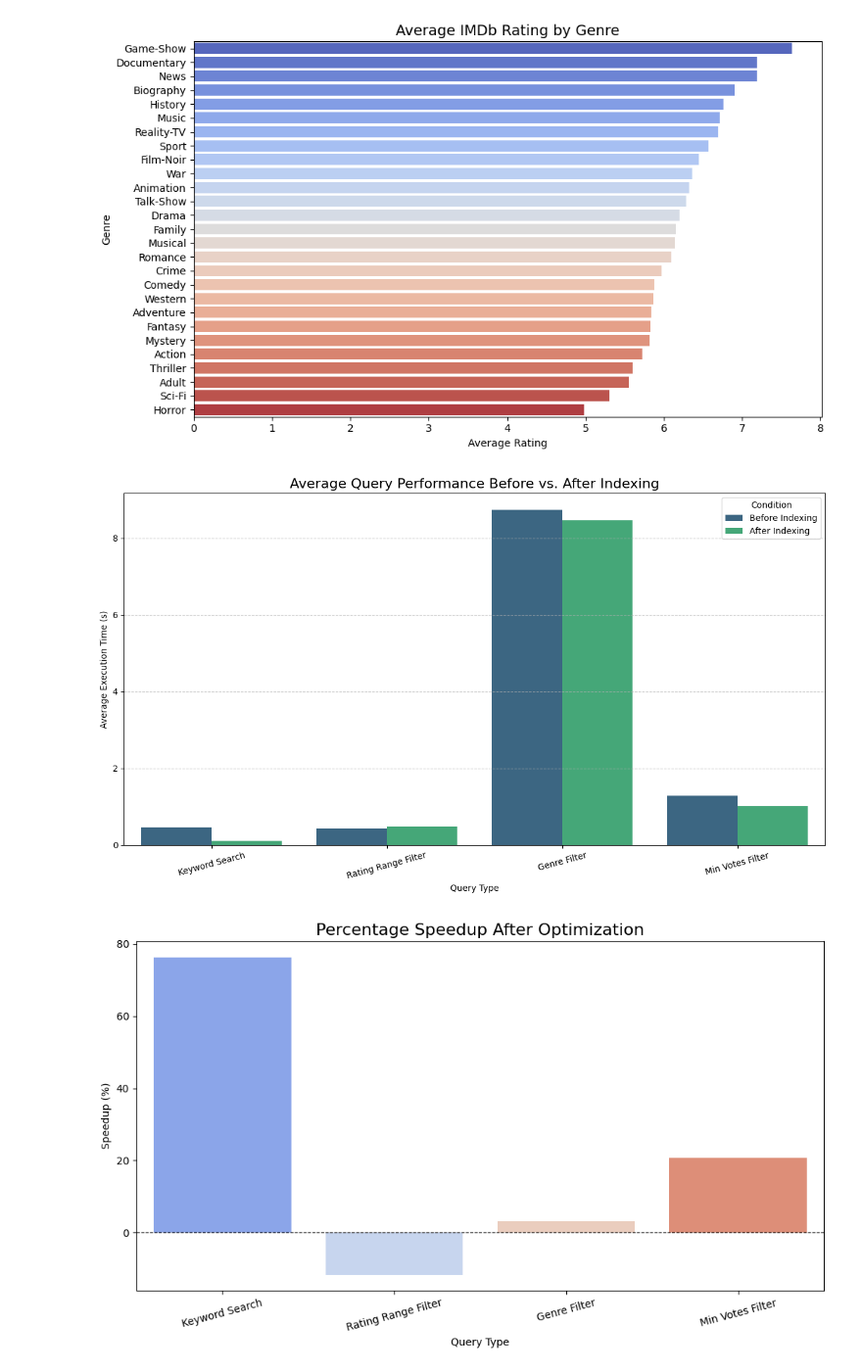
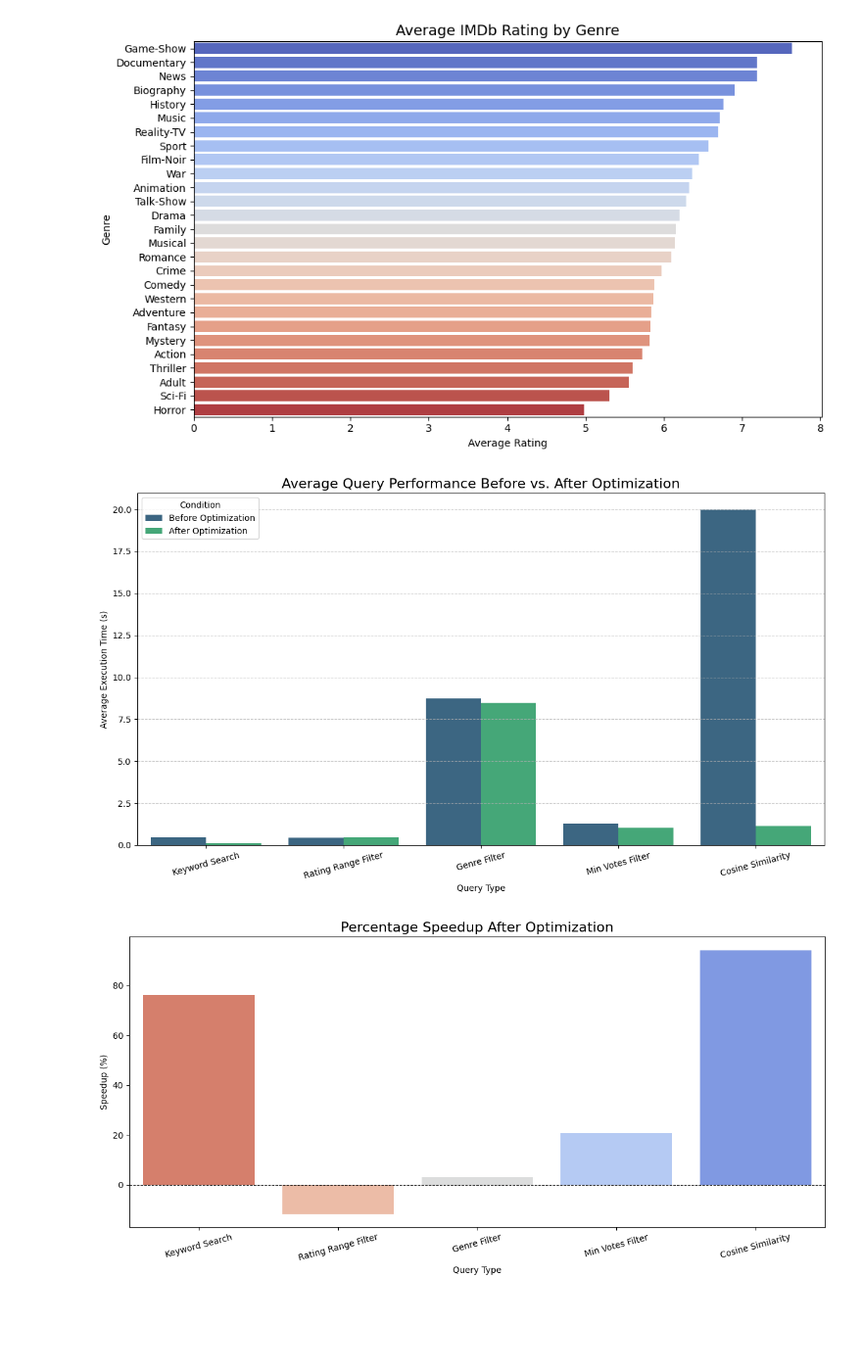
Before and after one commit to JeyyM/stadvdb-imdb, a Jupyter notebook: stadvdb-mco1-movie.ipynb, the cells around one changed output. Shown at 98% size. Cells and saved outputs as stored; diff of their text form; code cells hidden in the pictures; blank space fills up the shorter version.

Commit message:
cosine similarity?

```diff
--- a/stadvdb-mco1-movie.ipynb
+++ b/stadvdb-mco1-movie.ipynb
@@ -655,25 +943,28 @@ performance_data = {
         "Keyword Search", "Keyword Search",
         "Rating Range Filter", "Rating Range Filter",
         "Genre Filter", "Genre Filter",
-        "Min Votes Filter", "Min Votes Filter"
+        "Min Votes Filter", "Min Votes Filter",
+        "Cosine Similarity", "Cosine Similarity"
     ],
     "Condition": [
-        "Before Indexing", "After Indexing",
-        "Before Indexing", "After Indexing",
-        "Before Indexing", "After Indexing",
-        "Before Indexing", "After Indexing"
+        "Before Optimization", "After Optimization",
+        "Before Optimization", "After Optimization",
+        "Before Optimization", "After Optimization",
+        "Before Optimization", "After Optimization",
+        "Before Optimization", "After Optimization"
     ],
     "Time (s)": [
         0.465, 0.110,  # Keyword
         0.438, 0.489,  # Rating
         8.733, 8.465,  # Genre
-        1.284, 1.017   # Min Votes
+        1.284, 1.017,  # Min Votes
+        19.951, 1.151   # Cosine Similarity
     ]
 }
 perf_df = pd.DataFrame(performance_data)
 plt.figure(figsize=(12, 7))
 sns.barplot(x="Query", y="Time (s)", hue="Condition", data=perf_df, palette="viridis")
-plt.title("Average Query Performance Before vs. After Indexing", fontsize=16)
+plt.title("Average Query Performance Before vs. After Optimization", fontsize=16)
 plt.ylabel("Average Execution Time (s)")
 plt.xlabel("Query Type")
 plt.xticks(rotation=15)
@@ -682,25 +973,25 @@ plt.legend(title="Condition")
 plt.tight_layout()
 plt.show()
 # %% [output]
-[figure, old version]
+[figure, new version]
 # %%
 # Percentage Speedup
 
 speedup_data = {
-    "Query": ["Keyword Search", "Rating Range Filter", "Genre Filter", "Min Votes Filter"],
-    "Percent Speedup": [76.3, -11.6, 3.1, 20.8]
+    "Query": ["Keyword Search", "Rating Range Filter", "Genre Filter", "Min Votes Filter", "Cosine Similarity"],
+    "Percent Speedup": [76.3, -11.6, 3.1, 20.8, 94.2]
 }
 speedup_df = pd.DataFrame(speedup_data)
 
-plt.figure(figsize=(10, 6))
-sns.barplot(x="Query", y="Percent Speedup", data=speedup_df, palette="coolwarm", hue="Query", dodge=False)
+plt.figure(figsize=(12, 6))
+sns.barplot(x="Query", y="Percent Speedup", data=speedup_df, palette="coolwarm_r", hue="Query", dodge=False)
 plt.title("Percentage Speedup After Optimization", fontsize=16)
 plt.ylabel("Speedup (%)")
 plt.xlabel("Query Type")
 plt.axhline(0, color='black', linewidth=0.8, linestyle='--')
 plt.legend([],[], frameon=False)
 plt.xticks(rotation=15)
 plt.tight_layout()
 plt.show()
 # %% [output]
-[figure, old version]
+[figure, new version]
```
Also changed, not shown: parts of 11 cells of this notebook.
